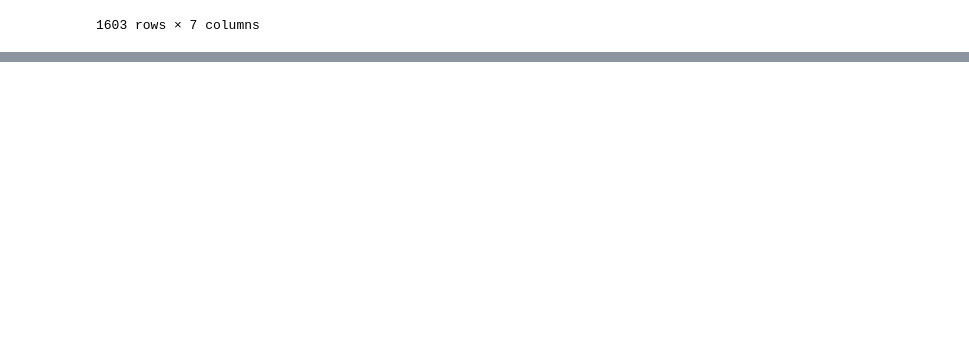
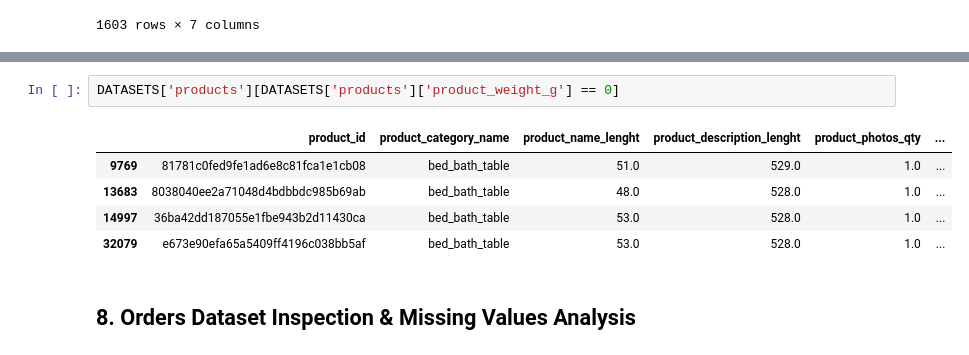
Before and after one commit to C1earVision/Olist-E-Commerce-analysis, a Jupyter notebook: cleaning.ipynb, the cells around one changed output, grey strips where cells are left out. Saved outputs shown, nothing was run; the diff lists cells and outputs as text; blank space fills up the shorter version.

```diff
--- a/cleaning.ipynb
+++ b/cleaning.ipynb
@@ -233,0 +361,10 @@ DATASETS['order_items'][DATASETS['order_items']['product_id'].isin(missing_produ
+# %%
+DATASETS['products'][DATASETS['products']['product_weight_g'] == 0]
+# %% [output]
+|  | product_id | product_category_name | product_name_lenght | product_description_lenght | product_photos_qty | ... |
+| 9769 | 81781c0fed9fe1ad6e8c81fca1e1cb08 | bed_bath_table | 51.0 | 529.0 | 1.0 | ... |
+| 13683 | 8038040ee2a71048d4bdbbdc985b69ab | bed_bath_table | 48.0 | 528.0 | 1.0 | ... |
+| 14997 | 36ba42dd187055e1fbe943b2d11430ca | bed_bath_table | 53.0 | 528.0 | 1.0 | ... |
+| 32079 | e673e90efa65a5409ff4196c038bb5af | bed_bath_table | 53.0 | 528.0 | 1.0 | ... |
+# %% [markdown]
+## 8. Orders Dataset Inspection & Missing Values Analysis
```
Also changed, not shown: parts of 35 cells of this notebook, 1 other file.
